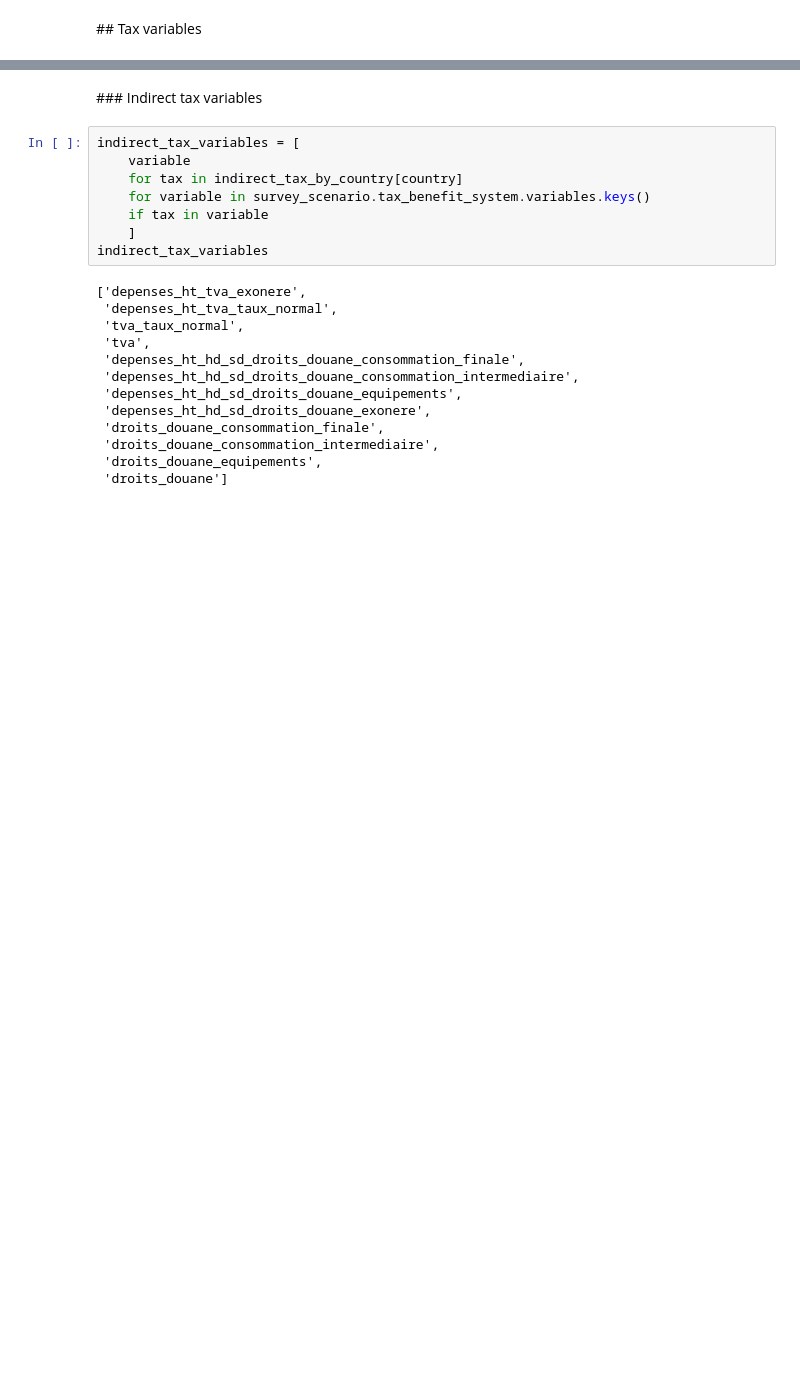
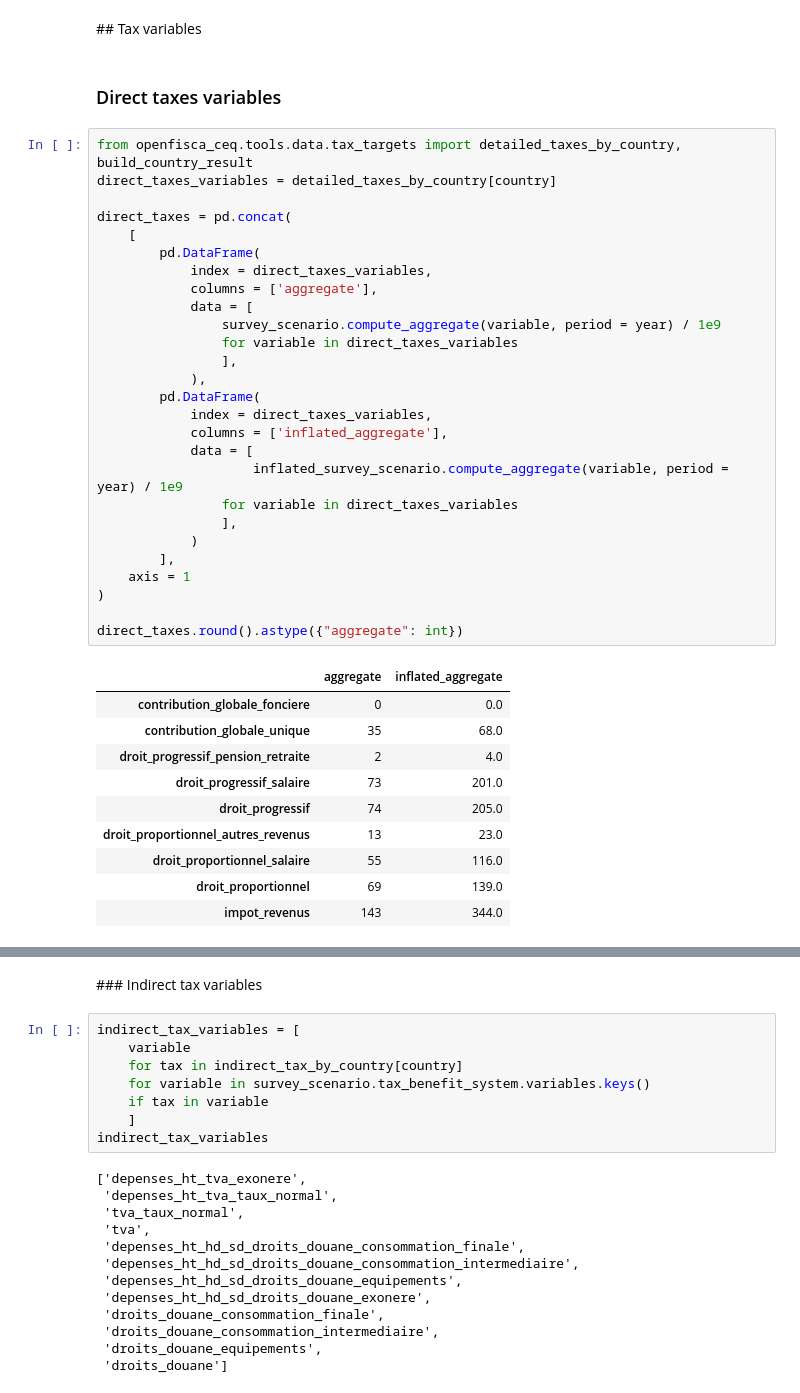
Before and after one commit to openfisca/openfisca-ceq, a Jupyter notebook: notebooks/senegal.ipynb, the cells around one changed output, grey strips where cells are left out. Saved outputs shown, nothing was run; the diff lists cells and outputs as text; blank space fills up the shorter version.

```diff
--- a/notebooks/senegal.ipynb
+++ b/notebooks/senegal.ipynb
@@ -215,2 +234,42 @@ education_net_transfers: 436 billions FCFA
 # %% [markdown]
 ## Tax variables
+# %% [markdown]
+### Direct taxes variables
+# %%
+from openfisca_ceq.tools.data.tax_targets import detailed_taxes_by_country, build_country_result
+direct_taxes_variables = detailed_taxes_by_country[country]
+
+direct_taxes = pd.concat(
+    [
+        pd.DataFrame(
+            index = direct_taxes_variables,
+            columns = ['aggregate'],
+            data = [
+                survey_scenario.compute_aggregate(variable, period = year) / 1e9
+                for variable in direct_taxes_variables
+                ],
+            ),
+        pd.DataFrame(
+            index = direct_taxes_variables,
+            columns = ['inflated_aggregate'],
+            data = [
+                    inflated_survey_scenario.compute_aggregate(variable, period = year) / 1e9
+                for variable in direct_taxes_variables
+                ],
+            )
+        ],
+    axis = 1
+)
+
+direct_taxes.round().astype({"aggregate": int})
+# %% [output]
+|  | aggregate | inflated_aggregate |
+| contribution_globale_fonciere | 0 | 0.0 |
+| contribution_globale_unique | 35 | 68.0 |
+| droit_progressif_pension_retraite | 2 | 4.0 |
+| droit_progressif_salaire | 73 | 201.0 |
+| droit_progressif | 74 | 205.0 |
+| droit_proportionnel_autres_revenus | 13 | 23.0 |
+| droit_proportionnel_salaire | 55 | 116.0 |
+| droit_proportionnel | 69 | 139.0 |
+| impot_revenus | 143 | 344.0 |
```
Also changed, not shown: parts of 7 cells of this notebook, 4 other files.
